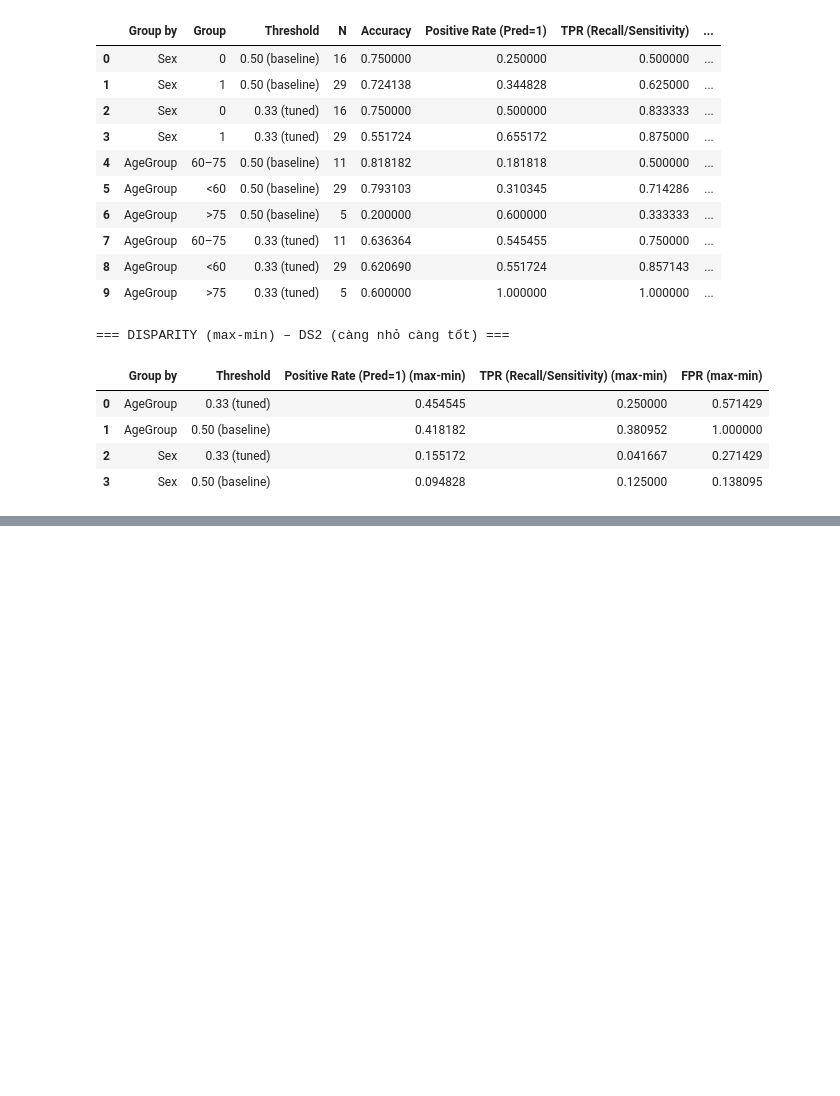
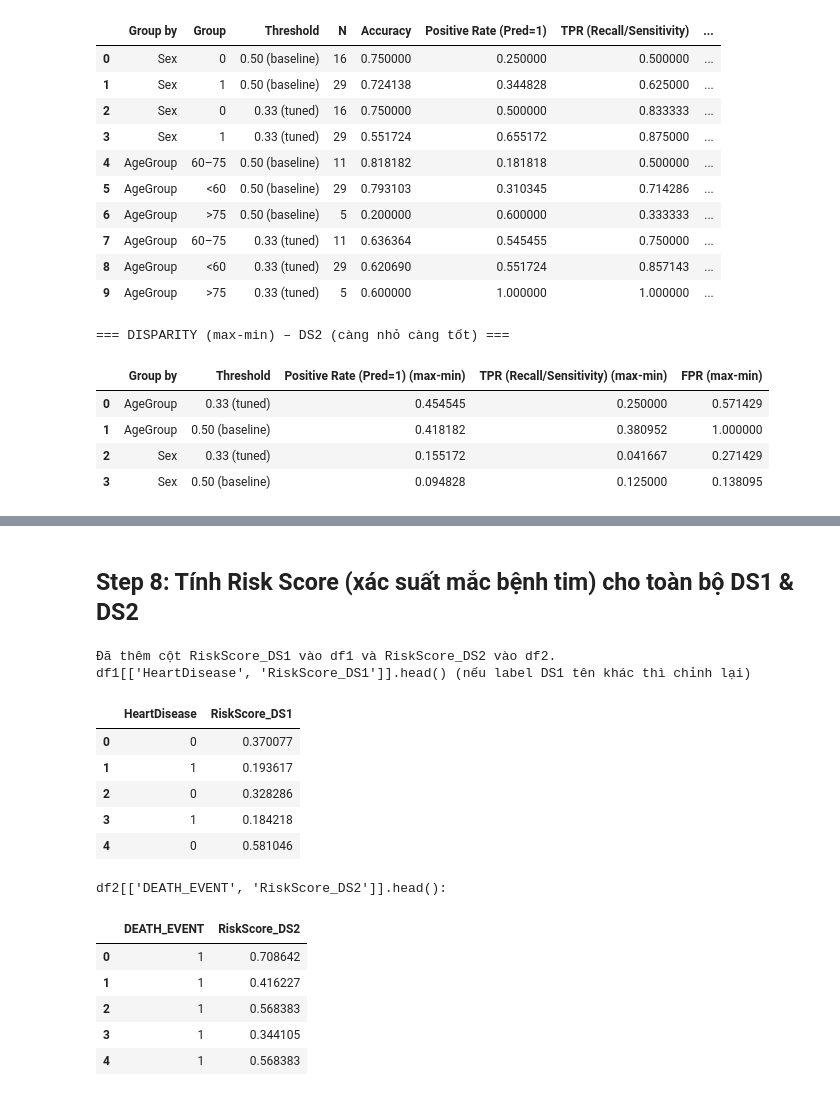
Before and after one commit to NguyenBuiHongTien/CVD_ML, a Jupyter notebook: CDV_New.ipynb, the cells around one changed output, grey strips where cells are left out. Drawn from its saved outputs; the diff is of its cells as text; code cells hidden in the pictures; blank space fills up the shorter version.

```diff
--- a/CDV_New.ipynb
+++ b/CDV_New.ipynb
@@ -2737,0 +2917,39 @@ else:
+# %% [markdown]
+## Step 8: Tính Risk Score (xác suất mắc bệnh tim) cho toàn bộ DS1 & DS2
+# %%
+# 1) DS1: sử dụng df1 với các biến risk
+X1_all_risk = df1[available_risk_vars].copy()
+df1["RiskScore_DS1"] = risk_pipe_final.predict_proba(X1_all_risk)[:, 1]
+
+# 2) DS2: dùng df2_for_risk đã chuẩn hóa tên cột
+X2_all_risk = df2_for_risk[available_risk_vars].copy()
+df2["RiskScore_DS2"] = risk_pipe_final.predict_proba(X2_all_risk)[:, 1]
+
+print("\nĐã thêm cột RiskScore_DS1 vào df1 và RiskScore_DS2 vào df2.")
+print("df1[['HeartDisease', 'RiskScore_DS1']].head() (nếu label DS1 tên khác thì chỉnh lại)")
+if "HeartDisease" in df1.columns:
+    display(df1[["HeartDisease", "RiskScore_DS1"]].head())
+else:
+    display(df1[[available_risk_vars[0], "RiskScore_DS1"]].head())
+
+print("\ndf2[['DEATH_EVENT', 'RiskScore_DS2']].head():")
+if "DEATH_EVENT" in df2.columns:
+    display(df2[["DEATH_EVENT", "RiskScore_DS2"]].head())
+else:
+    display(df2[[available_risk_vars[0], "RiskScore_DS2"]].head())
+# %% [output]
+Đã thêm cột RiskScore_DS1 vào df1 và RiskScore_DS2 vào df2.
+df1[['HeartDisease', 'RiskScore_DS1']].head() (nếu label DS1 tên khác thì chỉnh lại)
+|  | HeartDisease | RiskScore_DS1 |
+| 0 | 0 | 0.370077 |
+| 1 | 1 | 0.193617 |
+| 2 | 0 | 0.328286 |
+| 3 | 1 | 0.184218 |
+| 4 | 0 | 0.581046 |
+df2[['DEATH_EVENT', 'RiskScore_DS2']].head():
+|  | DEATH_EVENT | RiskScore_DS2 |
+| 0 | 1 | 0.708642 |
+| 1 | 1 | 0.416227 |
+| 2 | 1 | 0.568383 |
+| 3 | 1 | 0.344105 |
+| 4 | 1 | 0.568383 |
```
Also changed, not shown: parts of 22 cells of this notebook, 5 other files.
